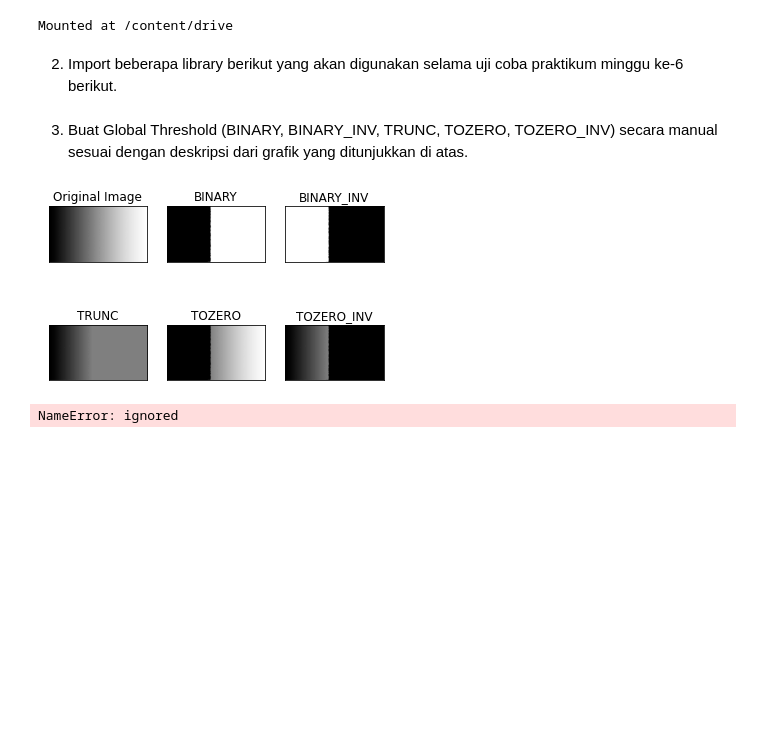
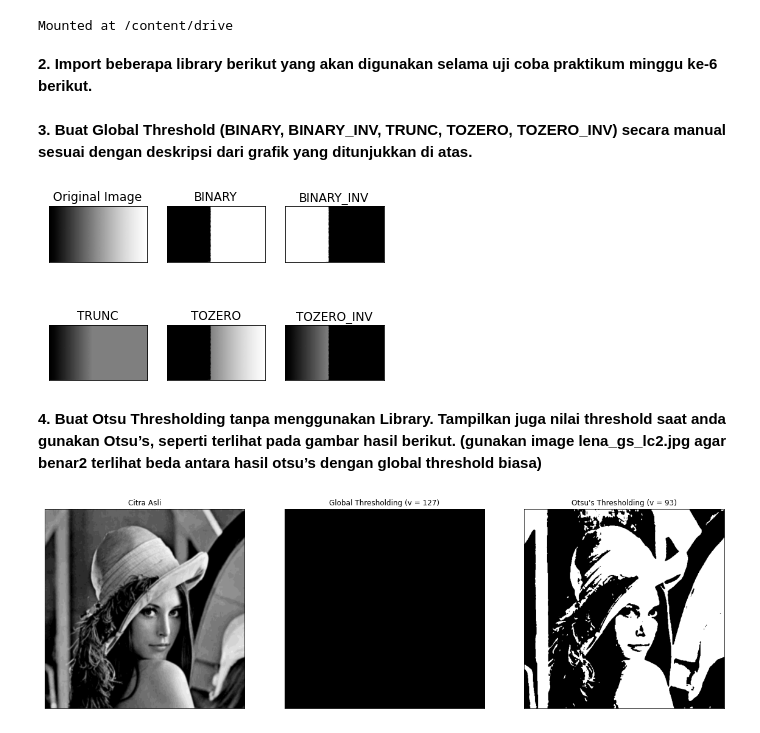
Before and after one commit to faridazizw/PCVK_Genap_2021, a Jupyter notebook: Week10.ipynb, the cells around one changed output. Saved outputs shown, nothing was run; the diff lists cells and outputs as text; code cells hidden in the pictures; blank space fills up the shorter version.

```diff
--- a/Week10.ipynb
+++ b/Week10.ipynb
@@ -11,5 +11,5 @@ drive.mount('/content/drive', force_remount=True)
 # %% [output]
 Mounted at /content/drive
 # %% [markdown]
-2. Import beberapa library berikut yang akan digunakan selama uji coba praktikum minggu ke-6 berikut.
+**2. Import beberapa library berikut yang akan digunakan selama uji coba praktikum minggu ke-6 berikut.**
 # %%
@@ -17,7 +17,7 @@ import cv2 as cv
 import numpy as np
 from matplotlib import pyplot as plt
 # %% [markdown]
-3. Buat Global Threshold (BINARY, BINARY_INV, TRUNC, TOZERO, TOZERO_INV) secara manual sesuai dengan deskripsi dari grafik yang ditunjukkan di atas.
+**3. Buat Global Threshold (BINARY, BINARY_INV, TRUNC, TOZERO, TOZERO_INV) secara manual sesuai dengan deskripsi dari grafik yang ditunjukkan di atas.**
 # %%
 #Dengan Library
 img = cv.imread('/content/drive/MyDrive/PCVK/img/gradient.jpg',0)
@@ -36,39 +36,46 @@ for i in range(6):
     plt.xticks([]),plt.yticks([])
 
 plt.show()
-
-#Tanpa Library
-img = cv2.imread(filename)
-thresh1 = cv2.imread(filename)
-thresh2 = cv2.imread(filename)
-thresh3 = cv2.imread(filename)
-thresh4 = cv2.imread(filename)
-thresh5 = cv2.imread(filename)
-thresh = 127    #nilai Threshold yang ditentukan
-
-#1. Original Image
-thresh1[img>thresh] = 255
-thresh1[img<=thresh] = 0
-
-#2. Binary threshold inverse
-thresh2 = 255 - thresh1
-#3. Threshold Truncate
-thresh3[img>thresh] = thresh
-#4. Threshold Tozero
-thresh4[img<=thresh] = 0
-#5. Threshold Tozero Inverse
-thresh5[img>thresh] = 0
-
-titles = ['Original Image','BINARY','BINARY_INV','TRUNC', 'TOZERO', 'TOZERO_INV']
-images = [img, thresh1, thresh2, thresh3, thresh4, thresh5]
-
-
-plt.figure(figsize = (15,5))
-for i in range(len(images)):
-  plt.subplot(2,3,i+1),plt.imshow(images[i],'gray', interpolation='nearest')
-  plt.title(titles[i])
-  plt.xticks([]),plt.yticks([])
-plt.show()
 # %% [output]
 [figure]
-NameError: ignored
+# %% [markdown]
+**4. Buat Otsu Thresholding tanpa menggunakan Library. Tampilkan juga nilai threshold saat anda gunakan Otsu’s, seperti terlihat pada gambar hasil berikut. (gunakan image lena_gs_lc2.jpg agar benar2 terlihat beda antara hasil otsu’s dengan global threshold biasa)**
+# %%
+filename = ('/content/drive/MyDrive/PCVK/img/lena_gs_lc2.jpg')
+img = cv2.imread(filename,0)
+blur = cv2. GaussianBlur (img, (5,5),0)
+
+hist = cv2.calcHist([blur],[0],None,[256], [0,256])
+hist_norm = hist.ravel()/hist.max()
+Q = hist_norm.cumsum()
+bins = np.arange (256)
+wb = 0
+sumb = 0
+varmax = 0
+fn_min = np.inf
+thresh = -1
+for i in range(0,255):
+  wb += hist[i]
+  wf = (img.shape[0]*img.shape[1]) - wb
+  sumb += (i*hist[i])
+  mb = sumb / wb
+  mf = (sumb - sumb)/wf
+  betweenvar = wb * wf * (mb - mf) * (mb - mf)
+  if (betweenvar>varmax):
+    varmax = betweenvar
+    thresh = i
+x = ("Otsu's Thresholding (v = ")+str(thresh)+")"
+ret, th1 = cv2.threshold(blur, 127, 255, cv2.THRESH_BINARY)
+ret, th2 = cv2.threshold (blur, thresh, 255, cv2. THRESH_BINARY)
+
+titles = ['Citra Asli', 'Global Thresholding (v = 127)', x]
+citra3 = [blur, th1, th2]
+
+plt. figure(figsize = (20,15))
+for i in range(len(citra3)):
+    plt. subplot(1,3,i+1),plt.imshow(citra3[i], 'gray')
+    plt.title(titles[i])
+    plt.xticks([]),plt.yticks([])
+plt.show()
+# %% [output]
+[figure, added]
```
Also changed, not shown: parts of 9 cells of this notebook.
